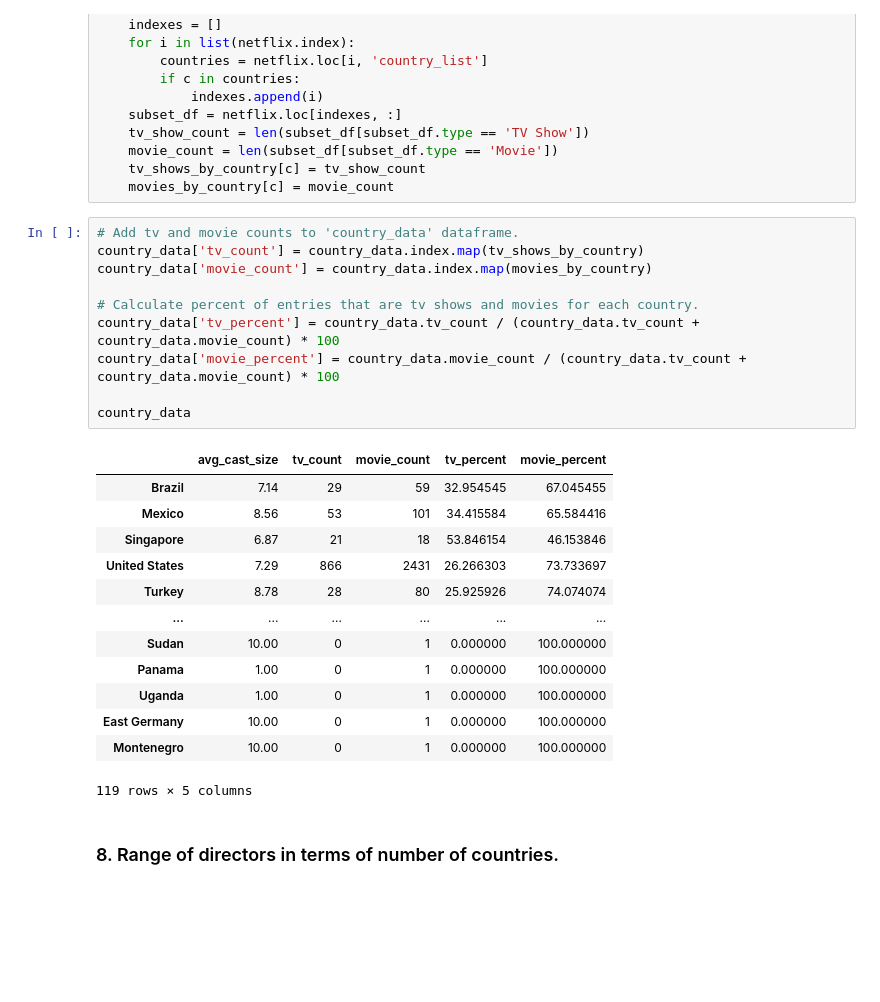
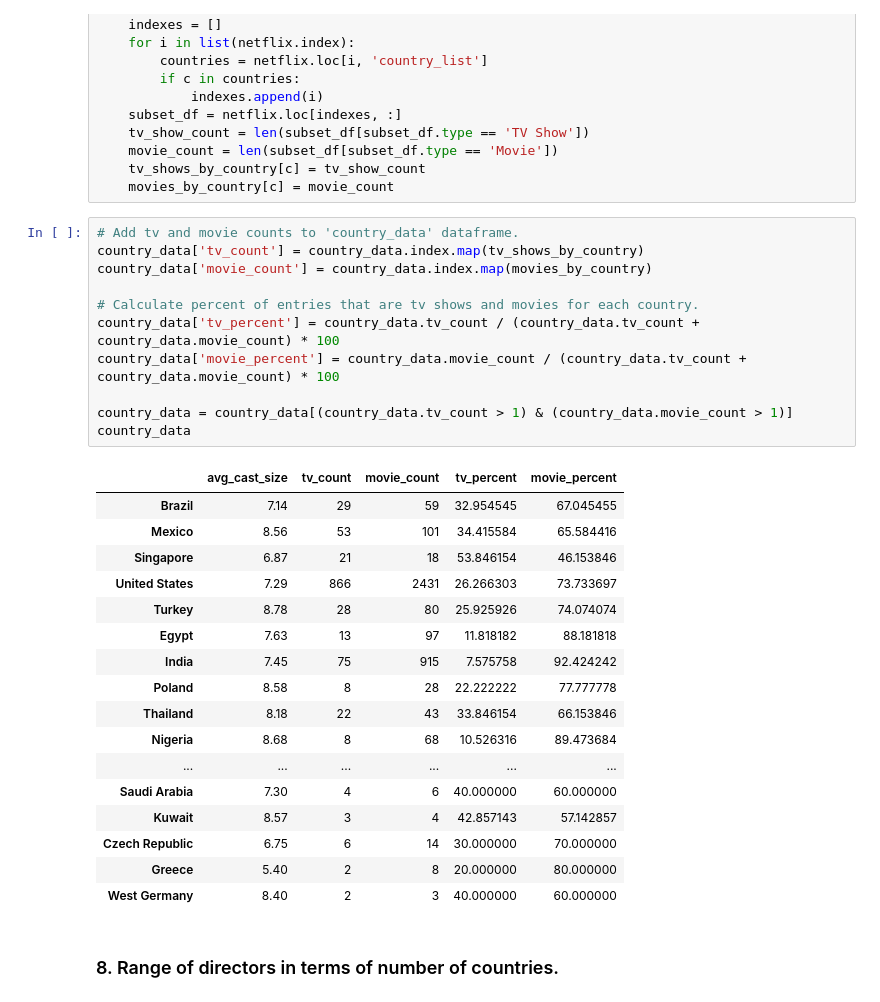
Before and after one commit to albert-ntiri/netflix, a Jupyter notebook: Netflix_Deep_Dive.ipynb, the cells around one changed output. Saved outputs shown, nothing was run; the diff lists cells and outputs as text; blank space fills up the shorter version.

```diff
--- a/Netflix_Deep_Dive.ipynb
+++ b/Netflix_Deep_Dive.ipynb
@@ -140,27 +140,32 @@ for c in countries_list:
 # %%
 # Add tv and movie counts to 'country_data' dataframe.
 country_data['tv_count'] = country_data.index.map(tv_shows_by_country)
 country_data['movie_count'] = country_data.index.map(movies_by_country)
 
 # Calculate percent of entries that are tv shows and movies for each country.
 country_data['tv_percent'] = country_data.tv_count / (country_data.tv_count + country_data.movie_count) * 100
 country_data['movie_percent'] = country_data.movie_count / (country_data.tv_count + country_data.movie_count) * 100
 
+country_data = country_data[(country_data.tv_count > 1) & (country_data.movie_count > 1)]
 country_data
 # %% [output]
 |  | avg_cast_size | tv_count | movie_count | tv_percent | movie_percent |
 | Brazil | 7.14 | 29 | 59 | 32.954545 | 67.045455 |
 | Mexico | 8.56 | 53 | 101 | 34.415584 | 65.584416 |
 | Singapore | 6.87 | 21 | 18 | 53.846154 | 46.153846 |
 | United States | 7.29 | 866 | 2431 | 26.266303 | 73.733697 |
 | Turkey | 8.78 | 28 | 80 | 25.925926 | 74.074074 |
+| Egypt | 7.63 | 13 | 97 | 11.818182 | 88.181818 |
+| India | 7.45 | 75 | 915 | 7.575758 | 92.424242 |
+| Poland | 8.58 | 8 | 28 | 22.222222 | 77.777778 |
+| Thailand | 8.18 | 22 | 43 | 33.846154 | 66.153846 |
+| Nigeria | 8.68 | 8 | 68 | 10.526316 | 89.473684 |
 | ... | ... | ... | ... | ... | ... |
-| Sudan | 10.00 | 0 | 1 | 0.000000 | 100.000000 |
-| Panama | 1.00 | 0 | 1 | 0.000000 | 100.000000 |
-| Uganda | 1.00 | 0 | 1 | 0.000000 | 100.000000 |
-| East Germany | 10.00 | 0 | 1 | 0.000000 | 100.000000 |
-| Montenegro | 10.00 | 0 | 1 | 0.000000 | 100.000000 |
+| Saudi Arabia | 7.30 | 4 | 6 | 40.000000 | 60.000000 |
+| Kuwait | 8.57 | 3 | 4 | 42.857143 | 57.142857 |
+| Czech Republic | 6.75 | 6 | 14 | 30.000000 | 70.000000 |
+| Greece | 5.40 | 2 | 8 | 20.000000 | 80.000000 |
+| West Germany | 8.40 | 2 | 3 | 40.000000 | 60.000000 |
-119 rows × 5 columns
 # %% [markdown]
 ### 8. Range of directors in terms of number of countries.
 # %%
```
Also changed, not shown: parts of 5 cells of this notebook, 6 other files.
